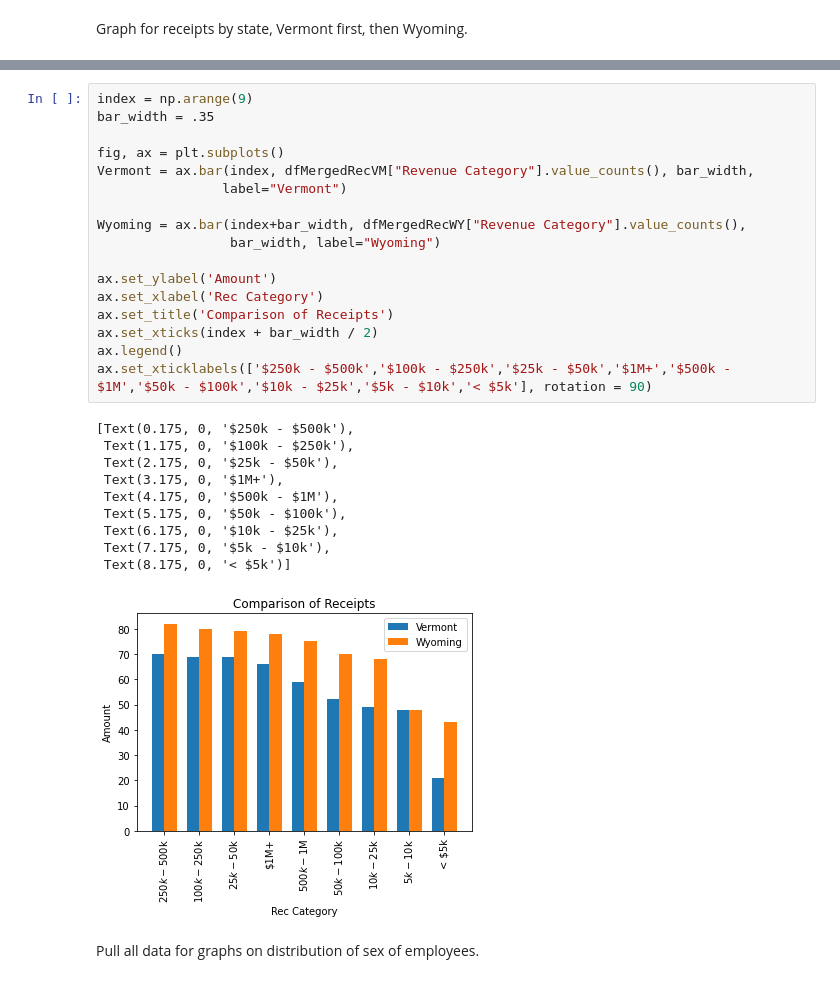
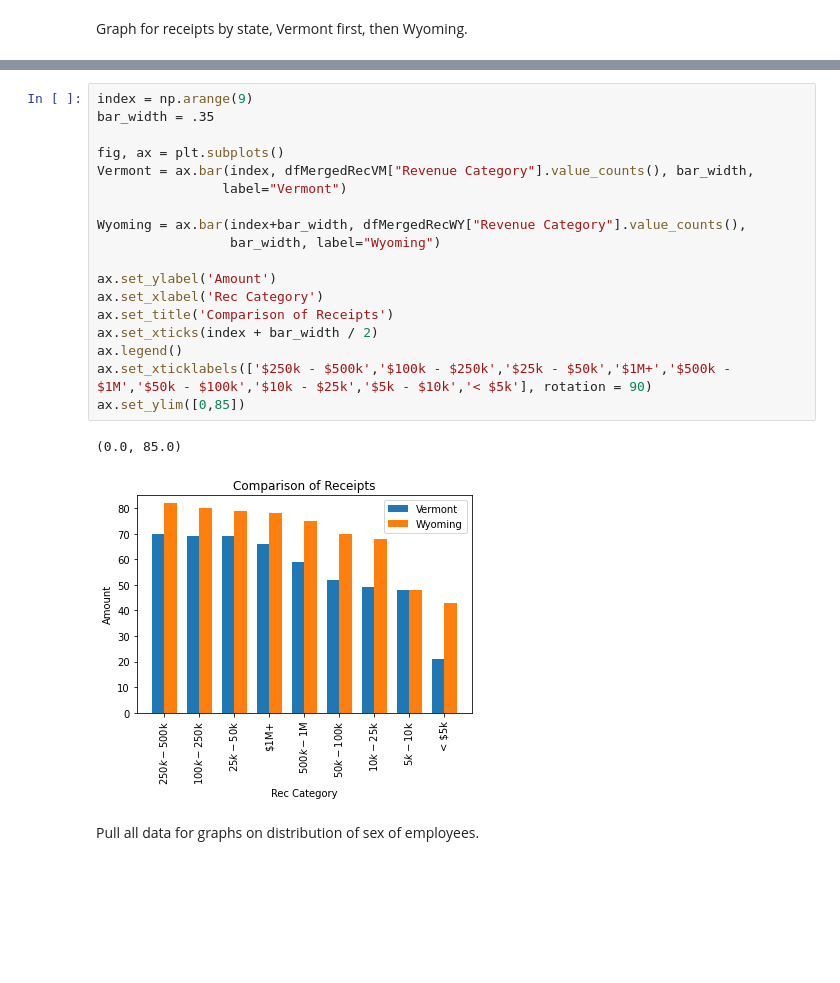
Before and after one commit to ryan-shell/VisualizationsAssessment, a Jupyter notebook: VisualizationsCode.ipynb, the cells around one changed output, grey strips where cells are left out. Saved outputs shown, nothing was run; the diff lists cells and outputs as text; blank space fills up the shorter version.

```diff
--- a/VisualizationsCode.ipynb
+++ b/VisualizationsCode.ipynb
@@ -106,31 +108,24 @@ Text(0.5, 0, 'Rec Category')
 # %%
 index = np.arange(9)
 bar_width = .35
 
 fig, ax = plt.subplots()
 Vermont = ax.bar(index, dfMergedRecVM["Revenue Category"].value_counts(), bar_width,
                 label="Vermont")
 
 Wyoming = ax.bar(index+bar_width, dfMergedRecWY["Revenue Category"].value_counts(),
                  bar_width, label="Wyoming")
 
 ax.set_ylabel('Amount')
 ax.set_xlabel('Rec Category')
 ax.set_title('Comparison of Receipts')
 ax.set_xticks(index + bar_width / 2)
 ax.legend()
 ax.set_xticklabels(['$250k - $500k','$100k - $250k','$25k - $50k','$1M+','$500k - $1M','$50k - $100k','$10k - $25k','$5k - $10k','< $5k'], rotation = 90)
+ax.set_ylim([0,85])
 # %% [output]
-[Text(0.175, 0, '$250k - $500k'),
- Text(1.175, 0, '$100k - $250k'),
- Text(2.175, 0, '$25k - $50k'),
- Text(3.175, 0, '$1M+'),
- Text(4.175, 0, '$500k - $1M'),
- Text(5.175, 0, '$50k - $100k'),
- Text(6.175, 0, '$10k - $25k'),
- Text(7.175, 0, '$5k - $10k'),
- Text(8.175, 0, '< $5k')]
+(0.0, 85.0)
-[figure, old version]
+[figure, new version]
 # %% [markdown]
 Pull all data for graphs on distribution of sex of employees.
 # %%
```
Also changed, not shown: parts of 3 cells of this notebook.
